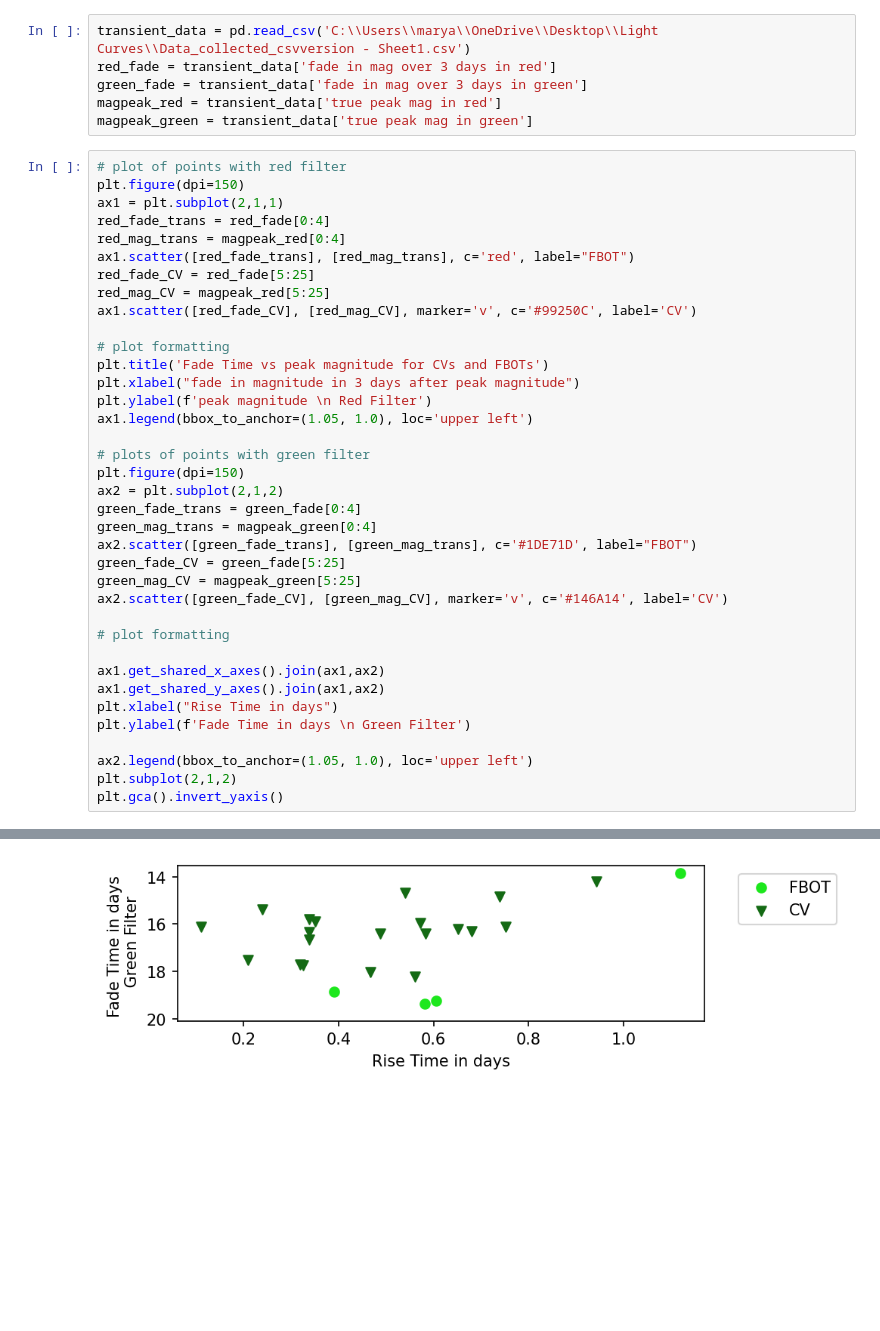
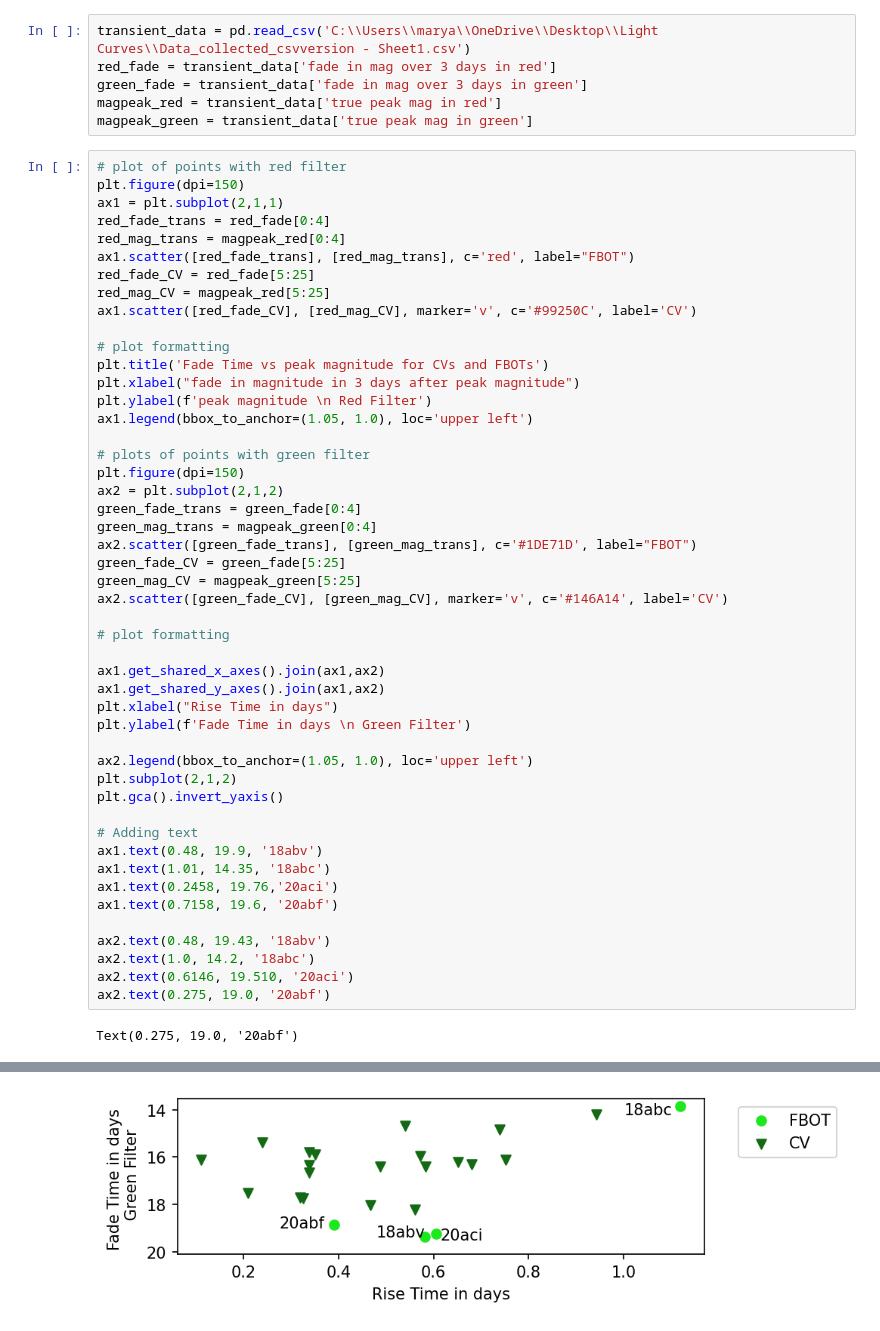
Before and after one commit to magerhart/Summer-Research, a Jupyter notebook: fade over 3 days vs magnitude.ipynb, the cells around one changed output, grey strips where cells are left out. Cells and saved outputs as stored; diff of their text form; blank space fills up the shorter version.

```diff
--- a/fade over 3 days vs magnitude.ipynb
+++ b/fade over 3 days vs magnitude.ipynb
@@ -45,4 +45,16 @@ plt.ylabel(f'Fade Time in days \n Green Filter')
 ax2.legend(bbox_to_anchor=(1.05, 1.0), loc='upper left')
 plt.subplot(2,1,2)
 plt.gca().invert_yaxis()
+
+# Adding text
+ax1.text(0.48, 19.9, '18abv')
+ax1.text(1.01, 14.35, '18abc')
+ax1.text(0.2458, 19.76,'20aci')
+ax1.text(0.7158, 19.6, '20abf')
+
+ax2.text(0.48, 19.43, '18abv')
+ax2.text(1.0, 14.2, '18abc')
+ax2.text(0.6146, 19.510, '20aci')
+ax2.text(0.275, 19.0, '20abf')
 # %% [output]
+Text(0.275, 19.0, '20abf')
@@ -50 +62 @@ plt.gca().invert_yaxis()
-[figure, old version]
+[figure, new version]
```
Also changed, not shown: parts of 1 cell of this notebook.
